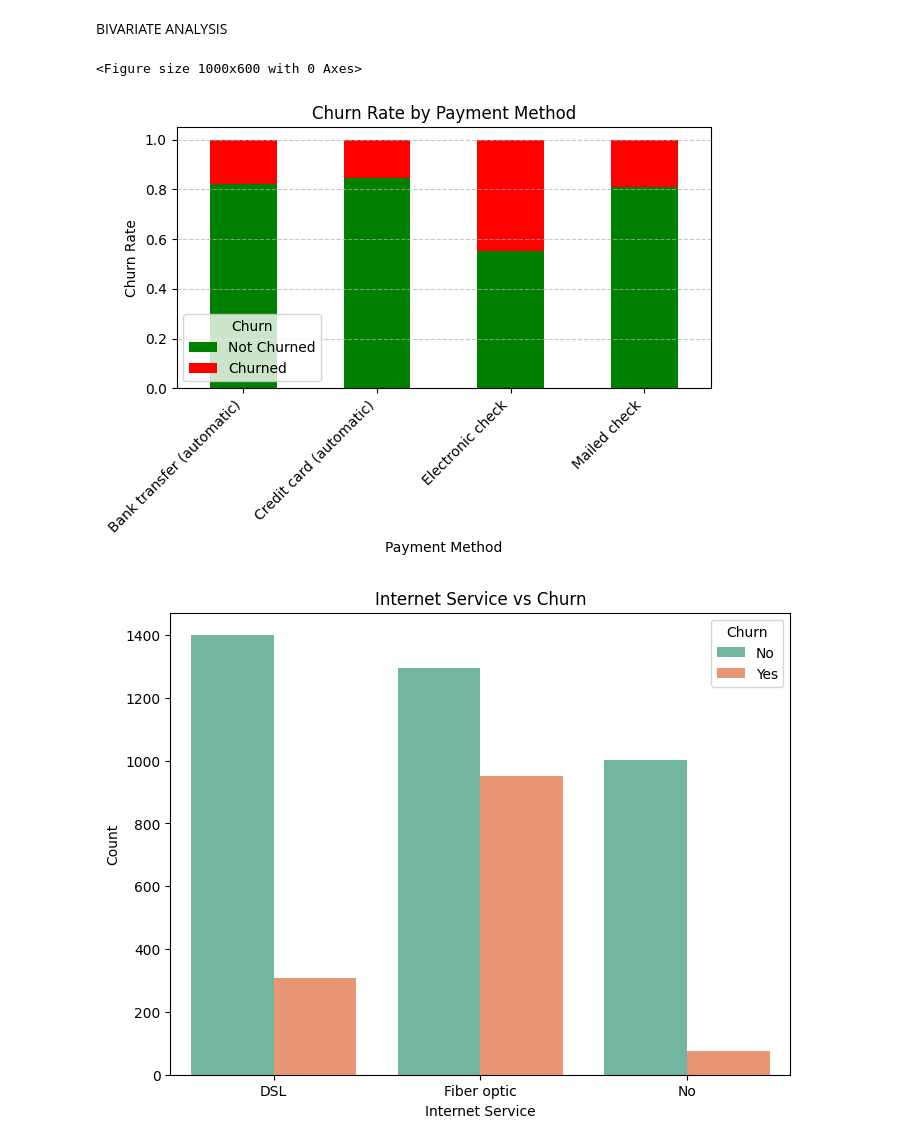
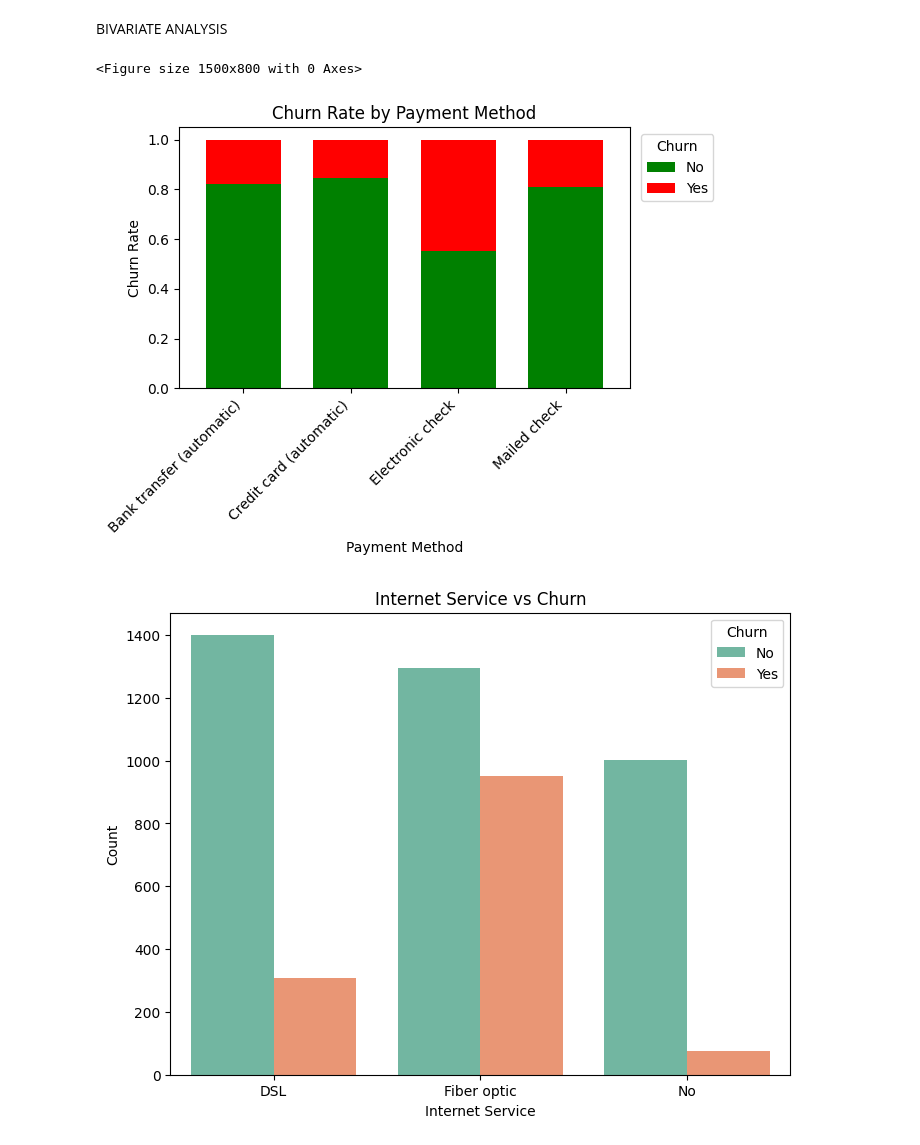
Before and after one commit to Amarquaye009/CUSTOMER-CHURN-ANALYSIS, a Jupyter notebook: Notebooks/Datasets.ipynb, the cells around one changed output. Drawn from its saved outputs; the diff is of its cells as text; code cells hidden in the pictures.

```diff
--- a/Notebooks/Datasets.ipynb
+++ b/Notebooks/Datasets.ipynb
@@ -1000,24 +1000,29 @@ EXPLORATORY DATA ANALYSIS
 # %% [markdown]
 BIVARIATE ANALYSIS
 # %%
-
 # Calculate churn rates (proportions) for each payment method
 churn_counts = main_df.groupby('Payment_Method')['Churn'].value_counts(normalize=True).unstack()
 
 # Plotting the grouped bar chart
-plt.figure(figsize=(10, 6))
-churn_counts.plot(kind='bar', stacked=True, color=['green', 'red'])
+plt.figure(figsize=(15, 8))
+
+# Reduce the width between bars
+width = 0.7  # (To adjust the width of the bars)
+churn_counts.plot(kind='bar', stacked=True, color=['green', 'red'], width=width)
+
 plt.title('Churn Rate by Payment Method')
 plt.xlabel('Payment Method')
 plt.ylabel('Churn Rate')
 plt.xticks(rotation=45, ha='right')
-plt.legend(title='Churn', labels=['Not Churned', 'Churned'])
-plt.grid(axis='y', linestyle='--', alpha=0.7)
+
+# Adjust the legend
+plt.legend(title='Churn', loc='upper right', bbox_to_anchor=(1.2, 1))
+
 plt.tight_layout()
 plt.show()
 # %% [output]
-<Figure size 1000x600 with 0 Axes>
+<Figure size 1500x800 with 0 Axes>
-[figure, old version]
+[figure, new version]
 # %%
 # Bivariate analysis between InternetService and Churn
 plt.figure(figsize=(8, 6))
```
Also changed, not shown: parts of 1 cell of this notebook.
